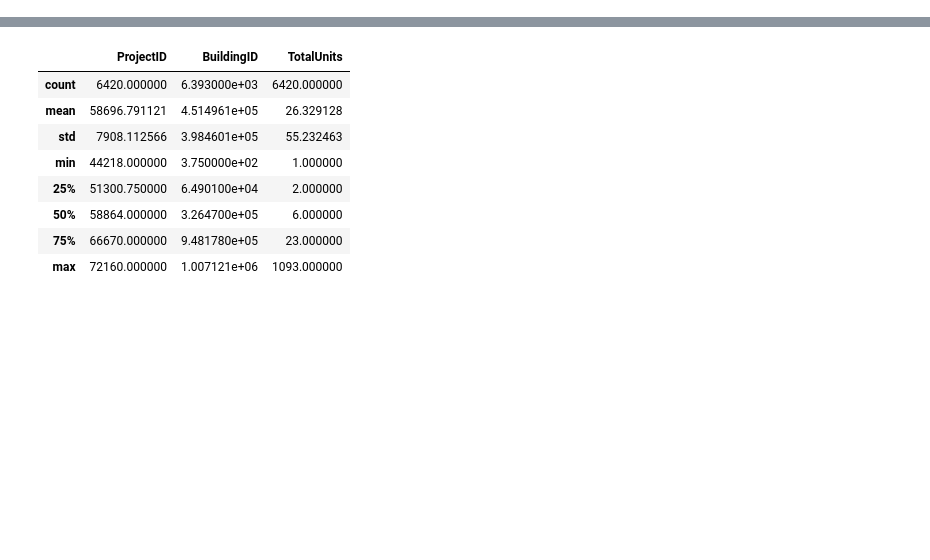
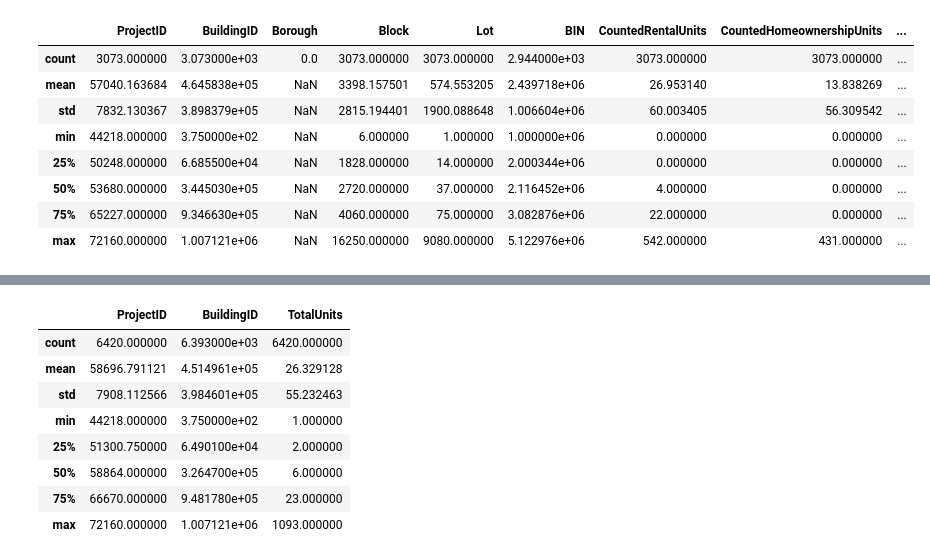
Before and after one commit to tkalainoff/gowanus-rezoning, a Jupyter notebook: data/LL44-analysis.ipynb, the cells around one changed output, grey strips where cells are left out. Drawn from its saved outputs; the diff is of its cells as text; code cells hidden in the pictures; blank space fills up the shorter version.

```diff
--- a/data/LL44-analysis.ipynb
+++ b/data/LL44-analysis.ipynb
@@ -2,0 +93,3 @@ import pandas as pd
+# %%
+# Load data
+df_buildings = pd.read_csv('csv/Local_Law_44_-_Building_20240123.csv')
@@ -2,0 +107,12 @@ import pandas as pd
+# %%
+df_buildings.describe()
+# %% [output]
+|  | ProjectID | BuildingID | Borough | Block | Lot | BIN | CountedRentalUnits | CountedHomeownershipUnits | ... |
+| count | 3073.000000 | 3.073000e+03 | 0.0 | 3073.000000 | 3073.000000 | 2.944000e+03 | 3073.000000 | 3073.000000 | ... |
+| mean | 57040.163684 | 4.645838e+05 | NaN | 3398.157501 | 574.553205 | 2.439718e+06 | 26.953140 | 13.838269 | ... |
+| std | 7832.130367 | 3.898379e+05 | NaN | 2815.194401 | 1900.088648 | 1.006604e+06 | 60.003405 | 56.309542 | ... |
+| min | 44218.000000 | 3.750000e+02 | NaN | 6.000000 | 1.000000 | 1.000000e+06 | 0.000000 | 0.000000 | ... |
+| 25% | 50248.000000 | 6.685500e+04 | NaN | 1828.000000 | 14.000000 | 2.000344e+06 | 0.000000 | 0.000000 | ... |
+| 50% | 53680.000000 | 3.445030e+05 | NaN | 2720.000000 | 37.000000 | 2.116452e+06 | 4.000000 | 0.000000 | ... |
+| 75% | 65227.000000 | 9.346630e+05 | NaN | 4060.000000 | 75.000000 | 3.082876e+06 | 22.000000 | 0.000000 | ... |
+| max | 72160.000000 | 1.007121e+06 | NaN | 16250.000000 | 9080.000000 | 5.122976e+06 | 542.000000 | 431.000000 | ... |
```
Also changed, not shown: parts of 45 cells of this notebook, 10 other files.
